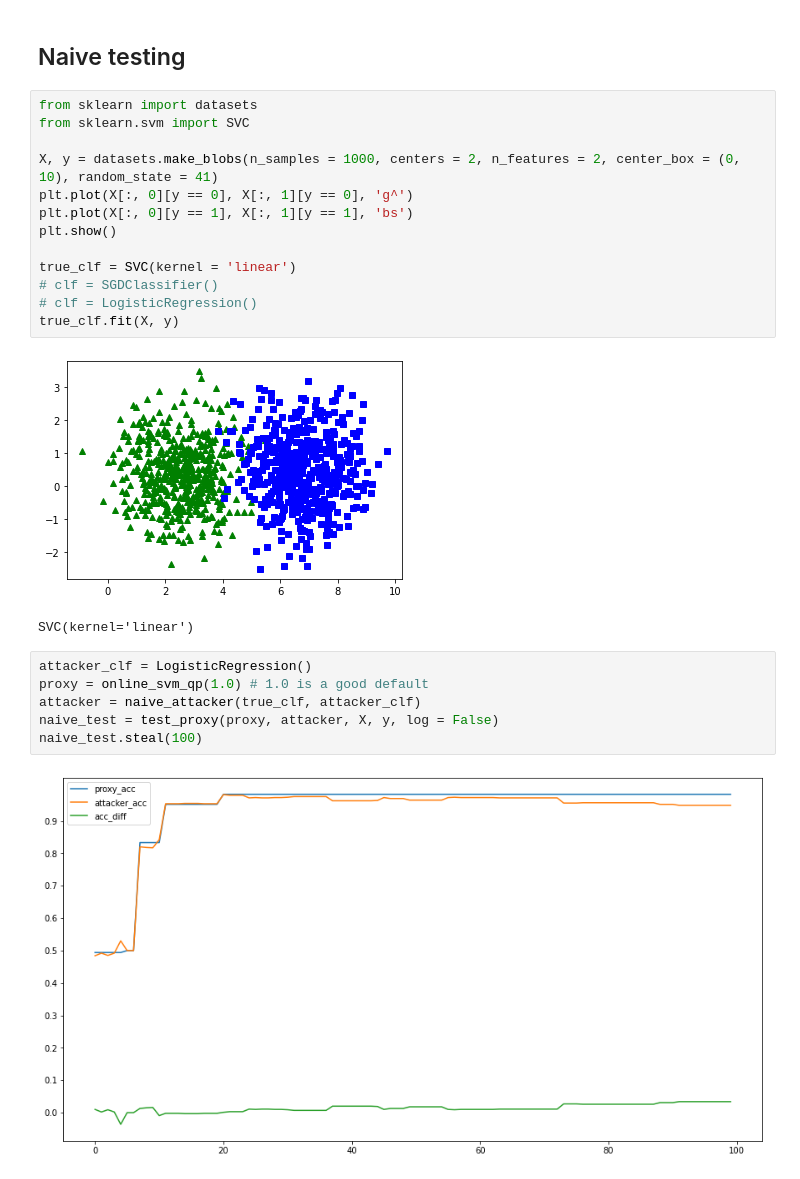
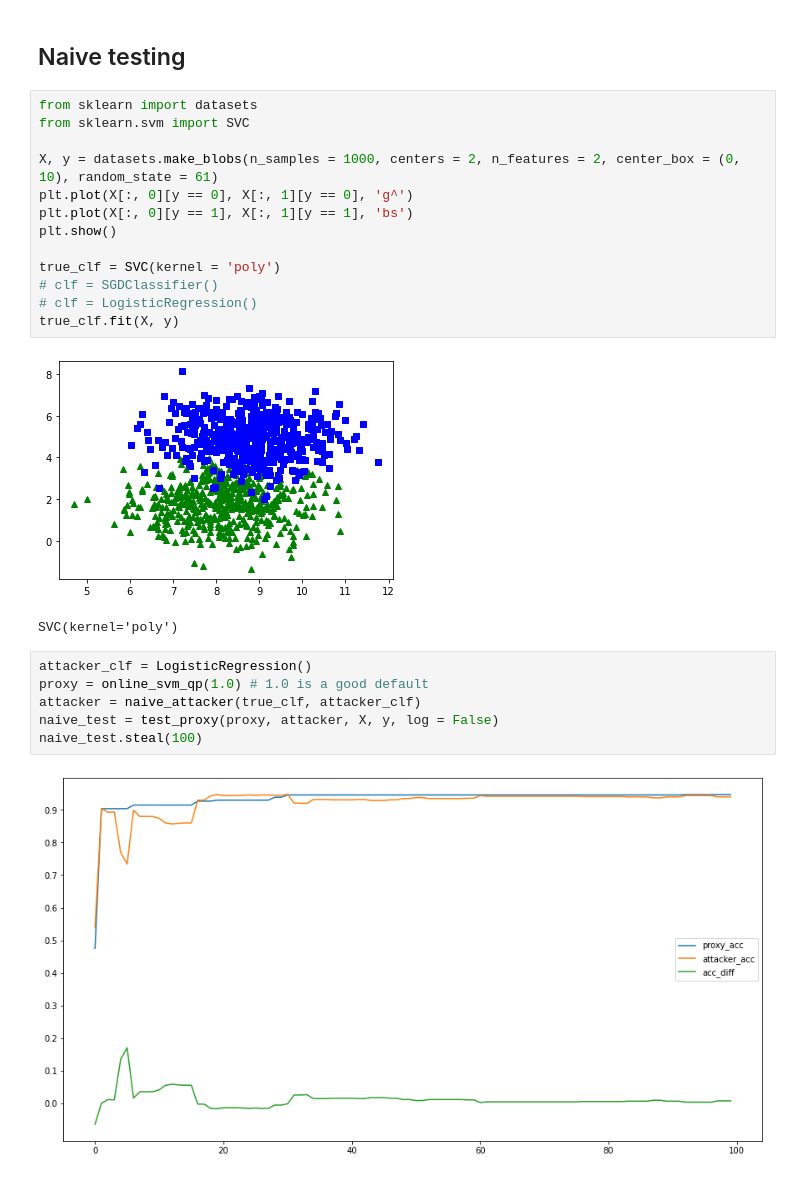
Before and after one commit to jonathanvevance/model_security, a Jupyter notebook: privacy_tests.ipynb, the cells around one changed output. Drawn from its saved outputs; the diff is of its cells as text.

```diff
--- a/privacy_tests.ipynb
+++ b/privacy_tests.ipynb
@@ -79,19 +78,19 @@ class test_proxy:
 # %%
 from sklearn import datasets
 from sklearn.svm import SVC
 
-X, y = datasets.make_blobs(n_samples = 1000, centers = 2, n_features = 2, center_box = (0, 10), random_state = 41)
+X, y = datasets.make_blobs(n_samples = 1000, centers = 2, n_features = 2, center_box = (0, 10), random_state = 61)
 plt.plot(X[:, 0][y == 0], X[:, 1][y == 0], 'g^')
 plt.plot(X[:, 0][y == 1], X[:, 1][y == 1], 'bs')
 plt.show()
 
-true_clf = SVC(kernel = 'linear')
+true_clf = SVC(kernel = 'poly')
 # clf = SGDClassifier()
 # clf = LogisticRegression()
 true_clf.fit(X, y)
 # %% [output]
-[figure, old version]
+[figure, new version]
-SVC(kernel='linear')
+SVC(kernel='poly')
 # %%
 attacker_clf = LogisticRegression()
 proxy = online_svm_qp(1.0) # 1.0 is a good default
@@ -99,7 +98,7 @@ attacker = naive_attacker(true_clf, attacker_clf)
 naive_test = test_proxy(proxy, attacker, X, y, log = False)
 naive_test.steal(100)
 # %% [output]
-[figure, old version]
+[figure, new version]
 # %%
 proxy.X_retained.shape
 # %% [output]
```
Also changed, not shown: parts of 2 cells of this notebook.
